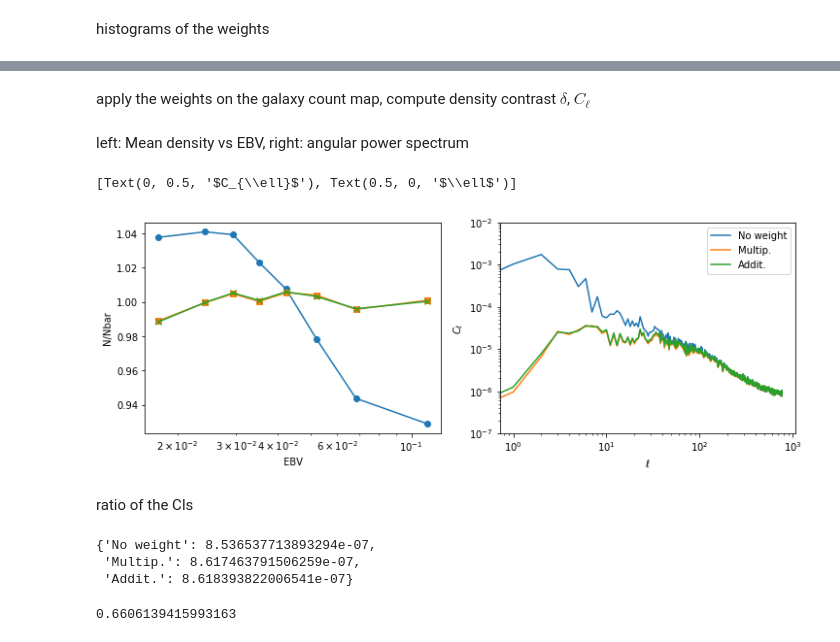
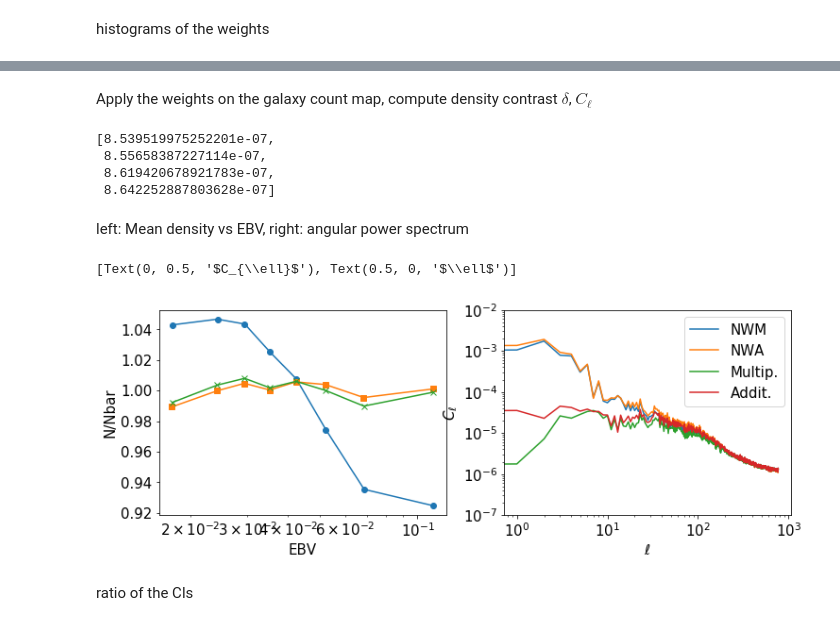
Before and after one commit to mehdirezaie/SYSNet, a Jupyter notebook: notebooks/Mitigation.ipynb, the cells around one changed output, grey strips where cells are left out. Cells and saved outputs as stored; diff of their text form; code cells hidden in the pictures.

```diff
--- a/notebooks/Mitigation.ipynb
+++ b/notebooks/Mitigation.ipynb
@@ -47,8 +47,8 @@ sys.path.insert(0, '/Users/rezaie/github/LSSutils')
 
 from scipy.stats import binned_statistic
 from LSSutils.lab import AnaFast, MeanDensity, overdensity
-
-
+from LSSutils.utils import histogram
+from LSSutils.stats.cl import get_shotnoise
 
 ''' read the observed galaxy count, random count (aka fracgood),
     predicted galaxy count (from NN)
@@ -72,5 +72,11 @@ t = overdensity(ngal, nran, nran>0.2, nnbar=True)
 wnn2 = np.ones_like(ngal)
 m = t > 0
 wnn2[m] = 1 + (1-wnn[m])/t[m]
+
+wnn1 = 1./wnn
 # %% [markdown]
 histograms of the weights
+# %%
+mask = nran > 0.2
+for wnni in [wnn1[mask], wnn2[mask]]:
+    print(np.percentile(wnni, [0, 1, 99, 100]))
@@ -84,0 +96,4 @@ Text(0.5, 0, '$w_{\\rm sys}$')
+# %%
+# initially, mask = nran > 0.2, in another block
+mask1 = mask & (wnn1 > 0.5) & (wnn1 < 2.0)
+mask2 = mask & (wnn2 > 0.5) & (wnn2 < 2.0)
@@ -85,24 +120,27 @@ Text(0.5, 0, '$w_{\\rm sys}$')
 # %% [markdown]
-apply the weights on the galaxy count map, compute density contrast $\delta$, $C_{\ell}$
+Apply the weights on the galaxy count map, compute density contrast $\delta$, $C_{\ell}$
 # %%
-ngal1 = ngal / wnn # multiplicative
+ngal1 = ngal * wnn1 # multiplicative
 ngal2 = ngal * wnn2 # additive
 
 # compute the density contrast
-delta0 = overdensity(ngal, nran, mask)
-delta1 = overdensity(ngal1, nran, mask)
-delta2 = overdensity(ngal2, nran, mask)
+delta01 = overdensity(ngal, nran, mask1)
+delta02 = overdensity(ngal, nran, mask2)
+
+delta1 = overdensity(ngal1, nran, mask1)
+delta2 = overdensity(ngal2, nran, mask2)
 
 # compute mean density vs ebv
 nbar = MeanDensity(ngal, nran, mask, ebv)
 nbar.run()
-nbar1 = MeanDensity(ngal1, nran, mask, ebv)
+nbar1 = MeanDensity(ngal1, nran, mask1, ebv)
 nbar1.run()
-nbar2 = MeanDensity(ngal2, nran, mask, ebv)
+nbar2 = MeanDensity(ngal2, nran, mask2, ebv)
 nbar2.run()
 
 # compute angular C_ell
 af = AnaFast()
-cl0 = af(delta0, nran, mask)
-cl1 = af(delta1, nran, mask)
-cl2 = af(delta2, nran, mask)
+cl01 = af(delta01, nran, mask1)
+cl02 = af(delta02, nran, mask2)
+cl1 = af(delta1, nran, mask1)
+cl2 = af(delta2, nran, mask2)
@@ -109,24 +152,31 @@ cl2 = af(delta2, nran, mask)
+# %%
+shotnoise
+# %% [output]
+[8.539519975252201e-07,
+ 8.55658387227114e-07,
+ 8.619420678921783e-07,
+ 8.642252887803628e-07]
 # %% [markdown]
 left: Mean density vs EBV, right: angular power spectrum
 # %%
 fig, ax = plt.subplots(ncols=2, figsize=(12, 4))
 
 mk=['o', 's', 'x']
 for i, nbar_i in enumerate([nbar, nbar1, nbar2]):
     ax[0].plot(nbar_i.output['bin_avg'],
                nbar_i.output['nnbar'],
                marker=mk[i])
 
 ax[0].set(xlabel='EBV', ylabel='N/Nbar', xscale='log')
 
-names = ['No weight', 'Multip.', 'Addit.']
-for i, cli in enumerate([cl0, cl1, cl2]):
-    ax[1].loglog(cli['l'], cli['cl']-0.1*shotnoises[names[i]], label=names[i])
+names = ['NWM', 'NWA', 'Multip.', 'Addit.']
+for i, cli in enumerate([cl01, cl02, cl1, cl2]):
+    ax[1].loglog(cli['l'], cli['cl'], label=names[i])
 ax[1].set_ylim(1.0e-7, 1.0e-2)
 ax[1].legend()
 ax[1].set(ylabel=r'$C_{\ell}$', xlabel=r'$\ell$')
 # %% [output]
 [Text(0, 0.5, '$C_{\\ell}$'), Text(0.5, 0, '$\\ell$')]
-[figure, old version]
+[figure, new version]
 # %% [markdown]
 ratio of the Cls
@@ -135,20 +182,0 @@ from LSSutils.stats.cl import get_shotnoise
-# %%
-# Ngal_tot / Fpix_tot
-def get_shotnoise(ngal, nran, mask):
-    area = hp.nside2pixarea(256, degrees=True)*nran[mask].sum()*3.0462e-4
-    return area/ngal[mask].sum()
-
-
-shotnoises = {}
-for ngal_i, n_i in zip([ngal, ngal1, ngal2],
-                       ['No weight', 'Multip.', 'Addit.']):
-    shotnoises[n_i] = get_shotnoise(ngal_i, nran, mask)
-shotnoises
-# %% [output]
-{'No weight': 8.536537713893294e-07,
- 'Multip.': 8.617463791506259e-07,
- 'Addit.': 8.618393822006541e-07}
-# %%
-shotnoises['Multip.']/ cl1['cl'][-1]
-# %% [output]
-0.6606139415993163
```
Also changed, not shown: parts of 12 cells of this notebook.
